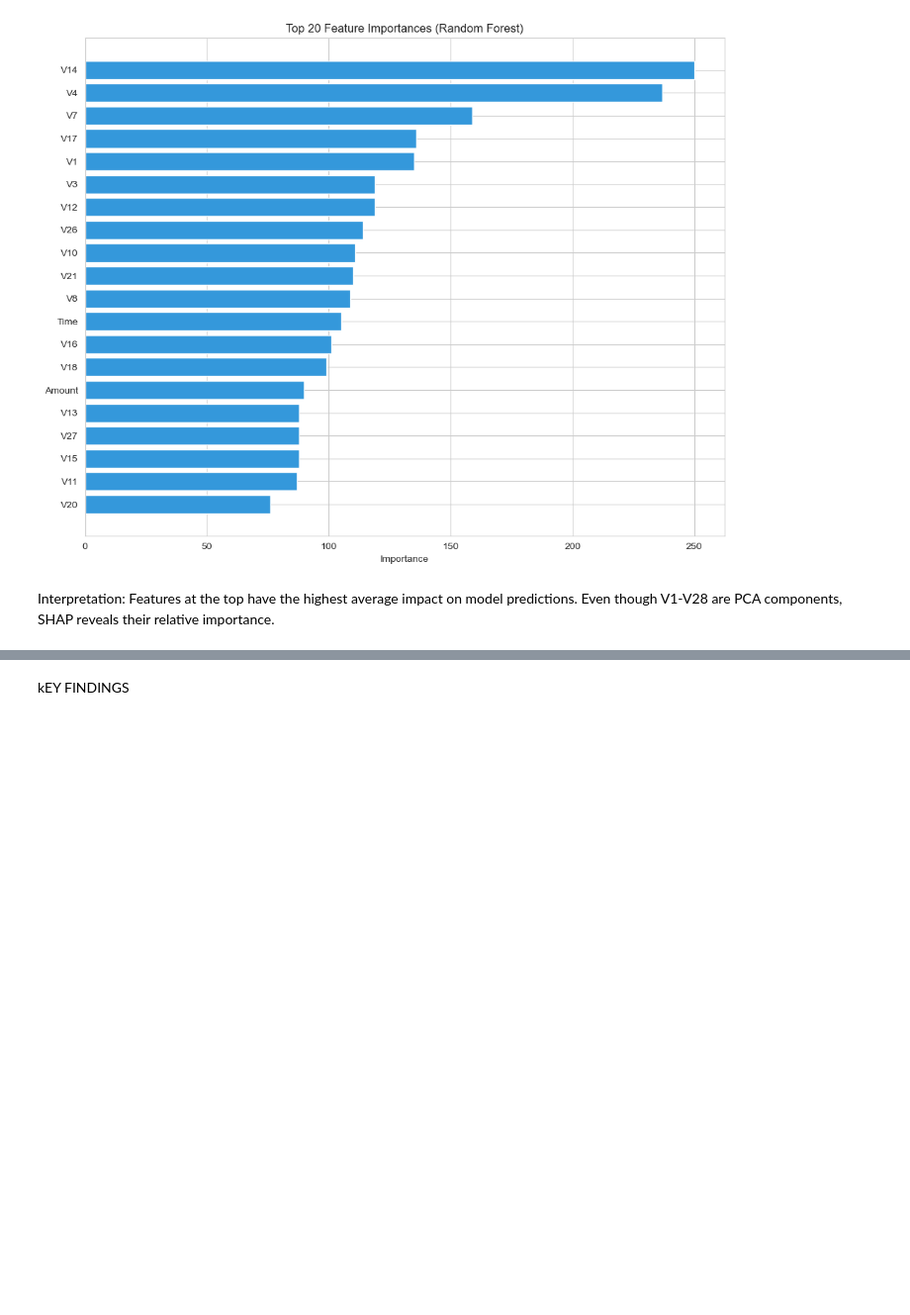
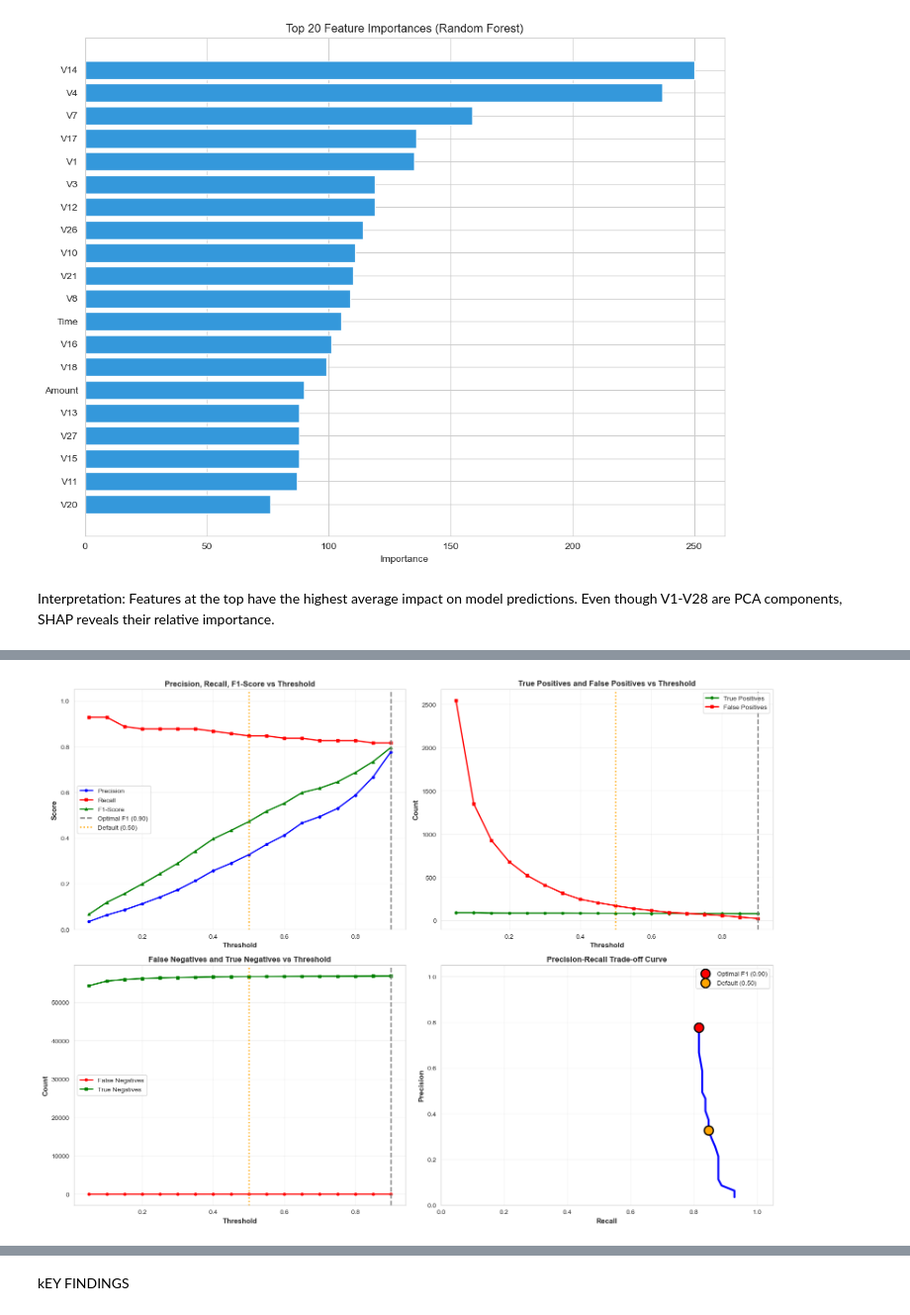
Before and after one commit to mwendemichelle4-dev/Credit-Card-Fraud-Detection-Analysis, a Jupyter notebook: Notebook.ipynb, the cells around one changed output, grey strips where cells are left out. Shown at 99% size. Saved outputs shown, nothing was run; the diff lists cells and outputs as text; code cells hidden in the pictures; blank space fills up the shorter version.

Commit message:
Add Threshold Tuning

```diff
--- a/Notebook.ipynb
+++ b/Notebook.ipynb
@@ -1097,3 +1115,19 @@ Feature  Importance
 # %% [markdown]
 Interpretation: Features at the top have the highest average impact on model predictions.
    Even though V1-V28 are PCA components, SHAP reveals their relative importance.
+# %%
+# Get the best model from previous results
+best_model_name = results_df.iloc[0]['Model']
+best_technique = results_df.iloc[0]['Technique']
+best_model_key = f"{best_model_name}_{best_technique}"
+best_model = trained_models[best_model_key]
+
+print(f"\nOptimizing threshold for: {best_model_name} ({best_technique})")
+print(f"Default classification threshold: 0.5")
+print("\nWhy tune the threshold?")
+print("  • Default 0.5 threshold may not be optimal for imbalanced data")
+print("  • We can adjust to favor Precision (fewer false alarms) or Recall (catch more fraud)")
+print("  • Business costs should guide the optimal threshold")
+
+# Get prediction probabilities
+y_pred_proba = best_model.predict_proba(X_test)[:, 1]
@@ -1099,0 +1200,74 @@ Interpretation: Features at the top have the highest average impact on model pre
+# %%
+# Create comprehensive visualization
+fig, axes = plt.subplots(2, 2, figsize=(16, 12))
+
+# 1. Precision, Recall, F1 vs Threshold
+axes[0, 0].plot(threshold_df['Threshold'], threshold_df['Precision'],
+                'b-', linewidth=2, label='Precision', marker='o', markersize=4)
+axes[0, 0].plot(threshold_df['Threshold'], threshold_df['Recall'],
+                'r-', linewidth=2, label='Recall', marker='s', markersize=4)
+axes[0, 0].plot(threshold_df['Threshold'], threshold_df['F1-Score'],
+                'g-', linewidth=2, label='F1-Score', marker='^', markersize=4)
+axes[0, 0].axvline(x=optimal_f1_threshold, color='gray', linestyle='--',
+                   linewidth=2, label=f'Optimal F1 ({optimal_f1_threshold:.2f})')
+axes[0, 0].axvline(x=0.5, color='orange', linestyle=':',
+                   linewidth=2, label='Default (0.50)')
+axes[0, 0].set_xlabel('Threshold', fontweight='bold', fontsize=11)
+axes[0, 0].set_ylabel('Score', fontweight='bold', fontsize=11)
+axes[0, 0].set_title('Precision, Recall, F1-Score vs Threshold', fontweight='bold', fontsize=12)
+axes[0, 0].legend(loc='best')
+axes[0, 0].grid(alpha=0.3)
+axes[0, 0].set_ylim([0, 1.05])
+
+# 2. True Positives and False Positives vs Threshold
+axes[0, 1].plot(threshold_df['Threshold'], threshold_df['TP'],
+                'g-', linewidth=2, label='True Positives', marker='o', markersize=4)
+axes[0, 1].plot(threshold_df['Threshold'], threshold_df['FP'],
+                'r-', linewidth=2, label='False Positives', marker='s', markersize=4)
+axes[0, 1].axvline(x=optimal_f1_threshold, color='gray', linestyle='--', linewidth=2)
+axes[0, 1].axvline(x=0.5, color='orange', linestyle=':', linewidth=2)
+axes[0, 1].set_xlabel('Threshold', fontweight='bold', fontsize=11)
+axes[0, 1].set_ylabel('Count', fontweight='bold', fontsize=11)
+axes[0, 1].set_title('True Positives and False Positives vs Threshold', fontweight='bold', fontsize=12)
+axes[0, 1].legend(loc='best')
+axes[0, 1].grid(alpha=0.3)
+
+# 3. False Negatives and True Negatives vs Threshold
+axes[1, 0].plot(threshold_df['Threshold'], threshold_df['FN'],
+                'r-', linewidth=2, label='False Negatives', marker='o', markersize=4)
+axes[1, 0].plot(threshold_df['Threshold'], threshold_df['TN'],
+                'g-', linewidth=2, label='True Negatives', marker='s', markersize=4)
+axes[1, 0].axvline(x=optimal_f1_threshold, color='gray', linestyle='--', linewidth=2)
+axes[1, 0].axvline(x=0.5, color='orange', linestyle=':', linewidth=2)
+axes[1, 0].set_xlabel('Threshold', fontweight='bold', fontsize=11)
+axes[1, 0].set_ylabel('Count', fontweight='bold', fontsize=11)
+axes[1, 0].set_title('False Negatives and True Negatives vs Threshold', fontweight='bold', fontsize=12)
+axes[1, 0].legend(loc='best')
+axes[1, 0].grid(alpha=0.3)
+# 4. Precision-Recall Trade-off
+axes[1, 1].plot(threshold_df['Recall'], threshold_df['Precision'],
+                'b-', linewidth=3)
+axes[1, 1].scatter(threshold_df.loc[optimal_f1_idx, 'Recall'],
+                   threshold_df.loc[optimal_f1_idx, 'Precision'],
+                   color='red', s=200, zorder=5, label=f'Optimal F1 ({optimal_f1_threshold:.2f})',
+                   edgecolors='black', linewidths=2)
+
+# Find and mark default threshold (0.5)
+default_idx = threshold_df[threshold_df['Threshold'] == 0.5].index[0]
+axes[1, 1].scatter(threshold_df.loc[default_idx, 'Recall'],
+                   threshold_df.loc[default_idx, 'Precision'],
+                   color='orange', s=200, zorder=5, label='Default (0.50)',
+                   edgecolors='black', linewidths=2)
+
+axes[1, 1].set_xlabel('Recall', fontweight='bold', fontsize=11)
+axes[1, 1].set_ylabel('Precision', fontweight='bold', fontsize=11)
+axes[1, 1].set_title('Precision-Recall Trade-off Curve', fontweight='bold', fontsize=12)
+axes[1, 1].legend(loc='best')
+axes[1, 1].grid(alpha=0.3)
+axes[1, 1].set_xlim([0, 1.05])
+axes[1, 1].set_ylim([0, 1.05])
+
+plt.tight_layout()
+plt.show()
+# %% [output]
+[figure, added]
```
Also changed, not shown: parts of 13 cells of this notebook.
